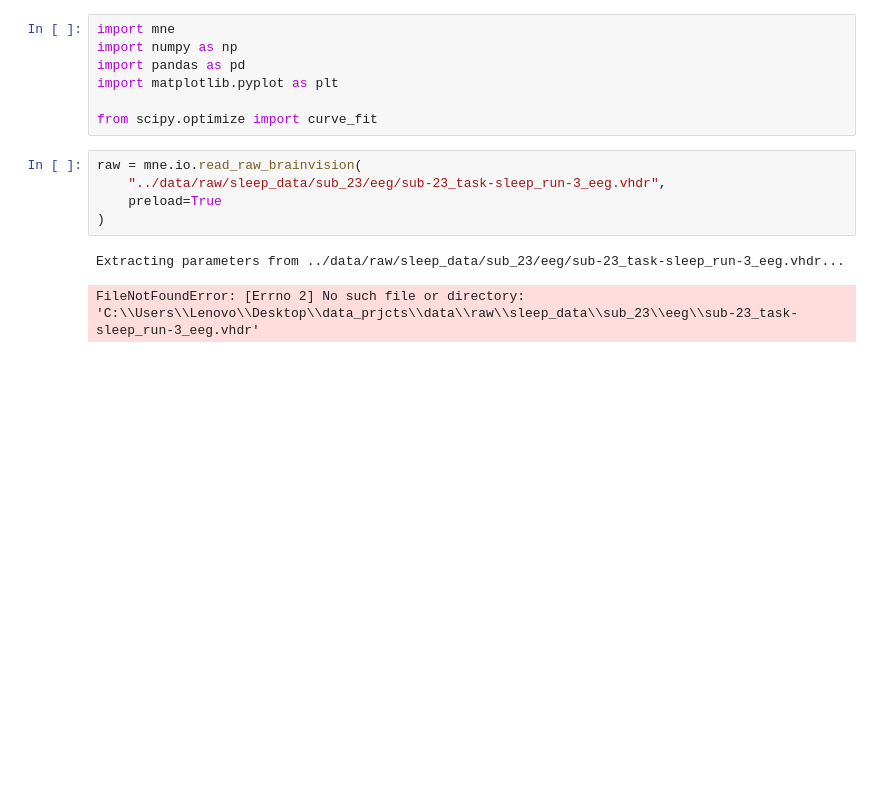
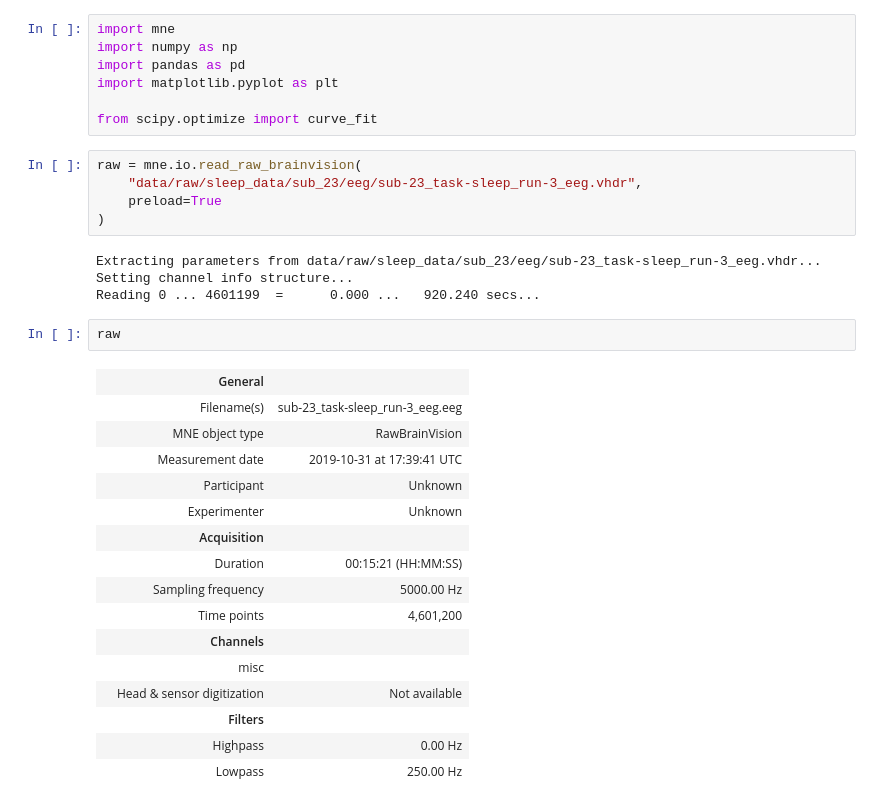
Before and after one commit to helgathrone/different-paths-to-unresponsiveness, a Jupyter notebook: notebooks/02_eeg_preprocessing.ipynb, the cells around one changed output. Saved outputs shown, nothing was run; the diff lists cells and outputs as text; blank space fills up the shorter version.

Commit message:
Fix notebook structure

```diff
--- a/notebooks/02_eeg_preprocessing.ipynb
+++ b/notebooks/02_eeg_preprocessing.ipynb
@@ -17,9 +17,29 @@ import matplotlib.pyplot as plt
 from scipy.optimize import curve_fit
 # %%
 raw = mne.io.read_raw_brainvision(
-    "../data/raw/sleep_data/sub_23/eeg/sub-23_task-sleep_run-3_eeg.vhdr",
+    "data/raw/sleep_data/sub_23/eeg/sub-23_task-sleep_run-3_eeg.vhdr",
     preload=True
 )
 # %% [output]
-Extracting parameters from ../data/raw/sleep_data/sub_23/eeg/sub-23_task-sleep_run-3_eeg.vhdr...
+Extracting parameters from data/raw/sleep_data/sub_23/eeg/sub-23_task-sleep_run-3_eeg.vhdr...
+Setting channel info structure...
+Reading 0 ... 4601199  =      0.000 ...   920.240 secs...
-FileNotFoundError: [Errno 2] No such file or directory: 'C:\\Users\\Lenovo\\Desktop\\data_prjcts\\data\\raw\\sleep_data\\sub_23\\eeg\\sub-23_task-sleep_run-3_eeg.vhdr'
+# %%
+raw
+# %% [output]
+|  | General |  |
+|  | Filename(s) | sub-23_task-sleep_run-3_eeg.eeg |
+|  | MNE object type | RawBrainVision |
+|  | Measurement date | 2019-10-31 at 17:39:41 UTC |
+|  | Participant | Unknown |
+|  | Experimenter | Unknown |
+|  | Acquisition |  |
+|  | Duration | 00:15:21 (HH:MM:SS) |
+|  | Sampling frequency | 5000.00 Hz |
+|  | Time points | 4,601,200 |
+|  | Channels |  |
+|  | misc |  |
+|  | Head & sensor digitization | Not available |
+|  | Filters |  |
+|  | Highpass | 0.00 Hz |
+|  | Lowpass | 250.00 Hz |
```
Also changed, not shown: parts of 12 cells of this notebook.
